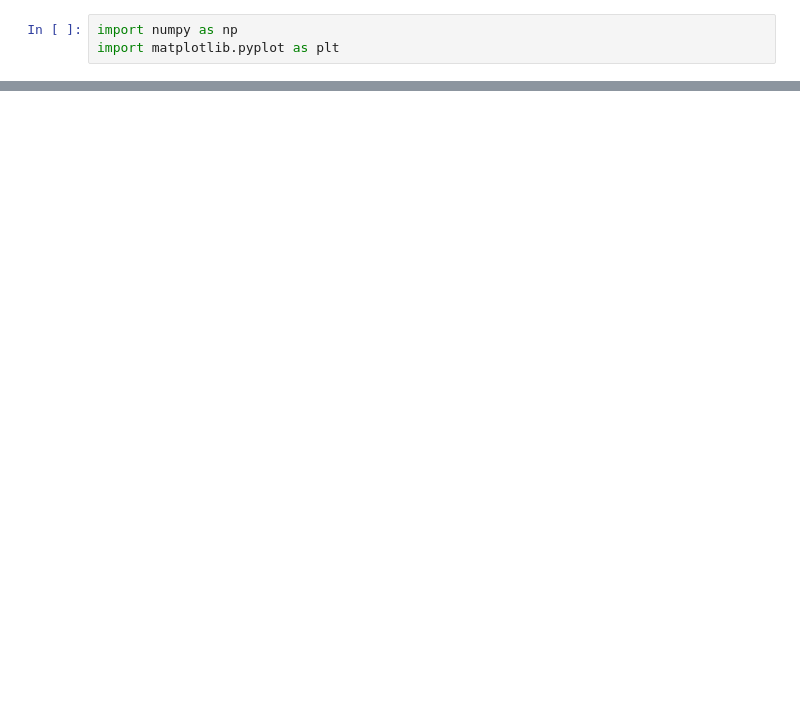
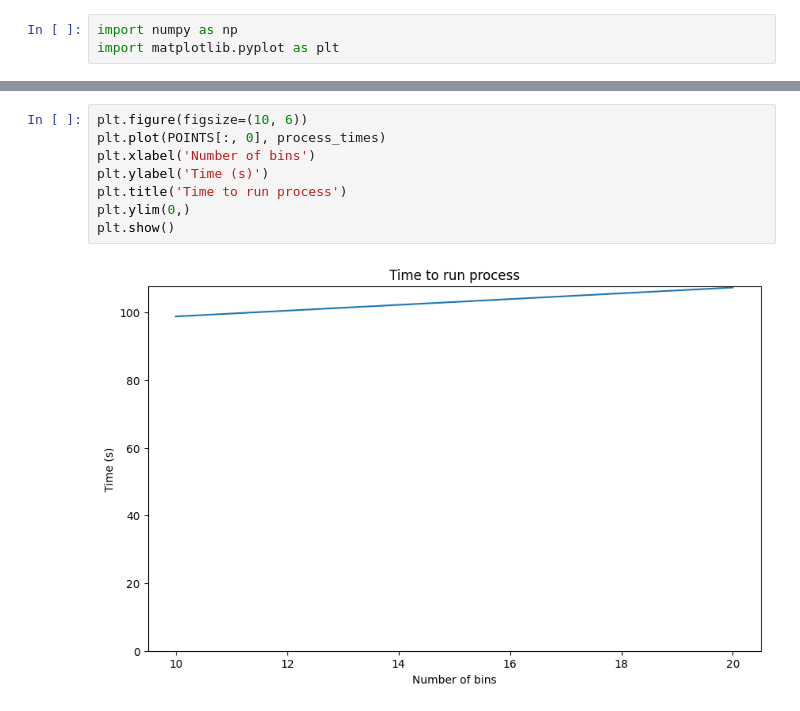
Before and after one commit to BMDragon/PROfit_Scaling, a Jupyter notebook: plotting.ipynb, the cells around one changed output, grey strips where cells are left out. Saved outputs shown, nothing was run; the diff lists cells and outputs as text; blank space fills up the shorter version.

```diff
--- a/plotting.ipynb
+++ b/plotting.ipynb
@@ -60,0 +72,10 @@ plt.show()
+# %%
+plt.figure(figsize=(10, 6))
+plt.plot(POINTS[:, 0], process_times)
+plt.xlabel('Number of bins')
+plt.ylabel('Time (s)')
+plt.title('Time to run process')
+plt.ylim(0,)
+plt.show()
+# %% [output]
+[figure, added]
```
Also changed, not shown: parts of 4 cells of this notebook, 3 other files.
